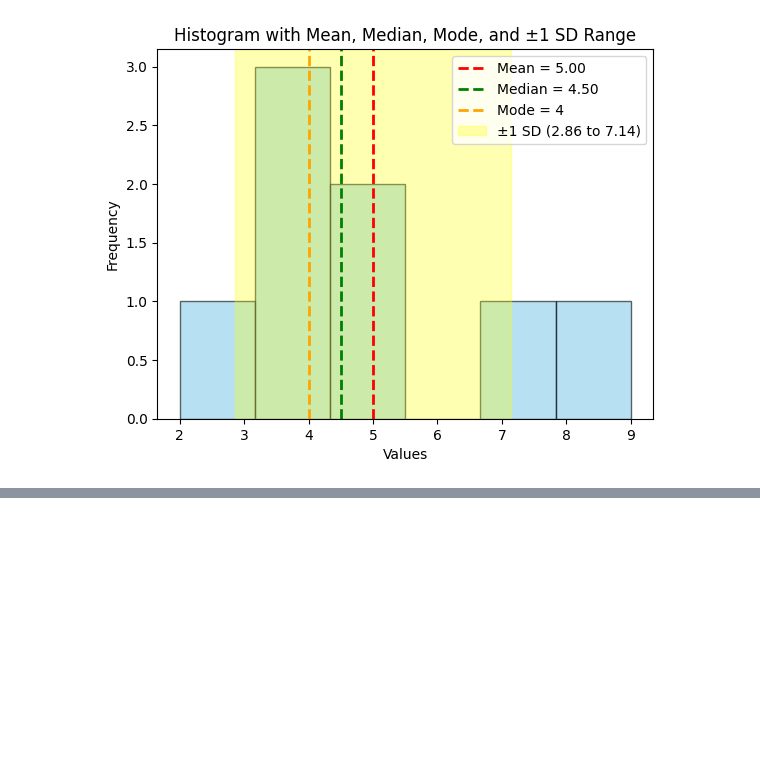
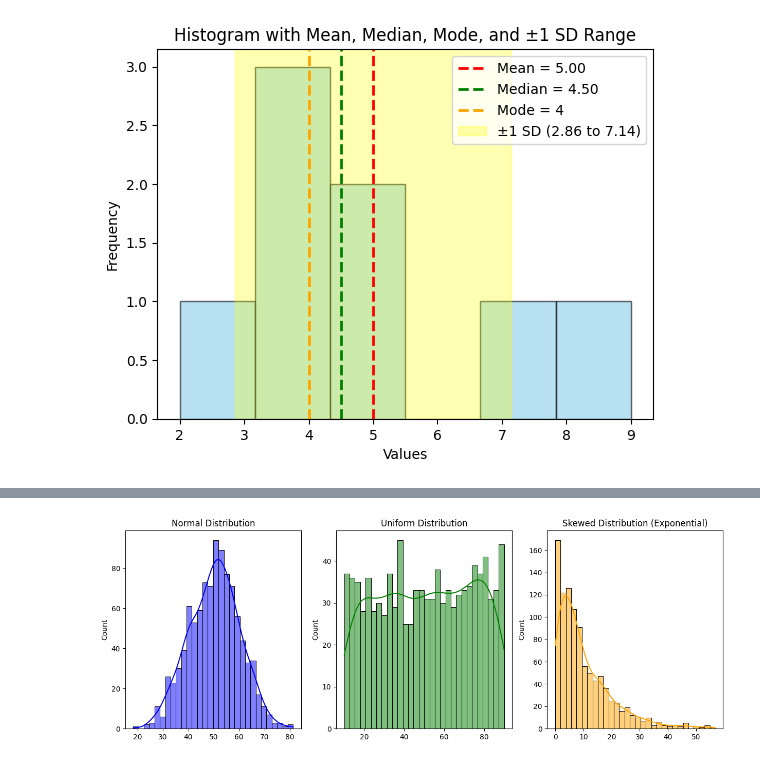
Before and after one commit to Gitstrong3333/MachineLearning_Projects, a Jupyter notebook: MachineLearning_Introduction.ipynb, the cells around one changed output, grey strips where cells are left out. Drawn from its saved outputs; the diff is of its cells as text; code cells hidden in the pictures; blank space fills up the shorter version.

```diff
--- a/MachineLearning_Introduction.ipynb
+++ b/MachineLearning_Introduction.ipynb
@@ -649,0 +768,28 @@ Standard Deviation: 2.138089935299395
+# %%
+import numpy as np
+import matplotlib.pyplot as plt
+import seaborn as sns
+
+# Generate random data
+normal_data = np.random.normal(loc=50, scale=10, size=1000)   # Normal distribution
+uniform_data = np.random.uniform(low=10, high=90, size=1000)  # Uniform distribution
+skewed_data = np.random.exponential(scale=10, size=1000)      # Skewed distribution
+
+# Plot
+plt.figure(figsize=(15, 5))
+
+plt.subplot(1, 3, 1)
+sns.histplot(normal_data, bins=30, kde=True, color="blue")
+plt.title("Normal Distribution")
+
+plt.subplot(1, 3, 2)
+sns.histplot(uniform_data, bins=30, kde=True, color="green")
+plt.title("Uniform Distribution")
+
+plt.subplot(1, 3, 3)
+sns.histplot(skewed_data, bins=30, kde=True, color="orange")
+plt.title("Skewed Distribution (Exponential)")
+
+plt.show()
+# %% [output]
+[figure, added]
```
Also changed, not shown: parts of 8 cells of this notebook.
